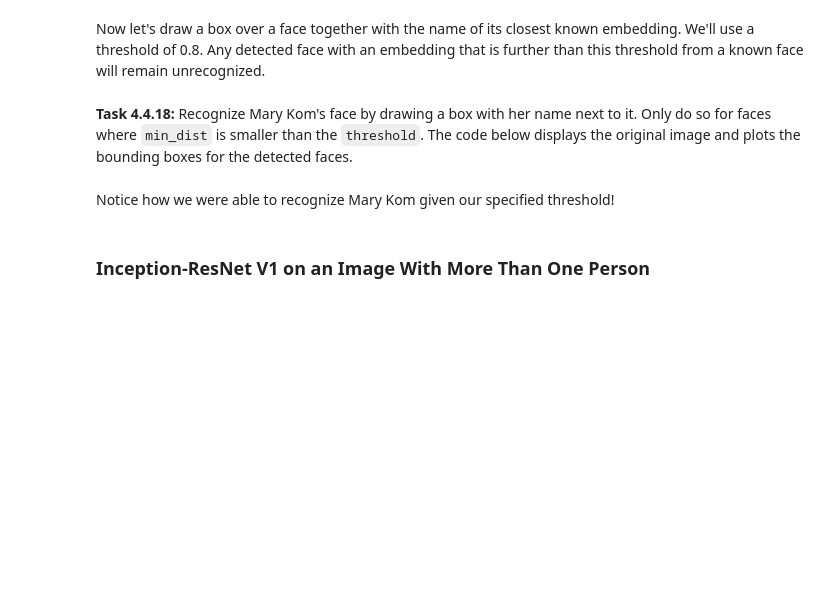
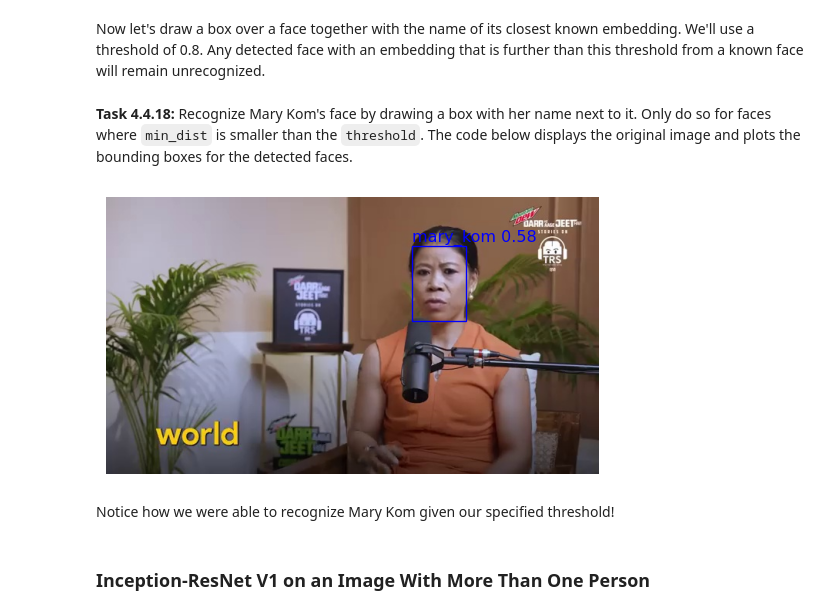
Before and after one commit to maxim-eyengue/WQU-Applied-AI-Lab, a Jupyter notebook: P04_Celebrity_Sightings_India/044-face-recognition-inceptionresnet.ipynb, the cells around one changed output. Saved outputs shown, nothing was run; the diff lists cells and outputs as text; code cells hidden in the pictures; blank space fills up the shorter version.

```diff
--- a/P04_Celebrity_Sightings_India/044-face-recognition-inceptionresnet.ipynb
+++ b/P04_Celebrity_Sightings_India/044-face-recognition-inceptionresnet.ipynb
@@ -288,7 +375,8 @@ print(f"MTCNN keeping all faces: {mtcnn.keep_all}")
 # %% [markdown]
 **Task 4.4.16:** Run the face detection model `mtcnn` on the selected frame from above. Recall how `mtcnn` was set to find all faces.
 # %%
-img_cropped_list, prob_list = ...
+# Run the model on the selected frame
+img_cropped_list, prob_list = mtcnn(test_img, return_prob = True)
 
 print(f"Number of detected faces: {len(prob_list)}")
 print(f"Probability of detected face: {prob_list[0]}")
@@ -303,12 +395,16 @@ With the embedding we created above, `emb`, we can see how different it's from t
 # %% [markdown]
 **Task 4.4.17:** Use `torch.dist` to calculate the distance between `emb` and `known_emb`. Make sure that `dist` is a float and not a PyTorch tensor. The calculated distances will be stored in a dictionary.
 # %%
+# Initialize the distances between embeddings and known face prints
 distances = {}
 
+# For each known face print with the person name
 for known_emb, name in embedding_data:
-    dist = ...
-    distances[name] = dist
+    # Compute the distance between embeddings
+    dist = float(torch.dist(emb, known_emb)) # torch.dist(emb, known_emb).item()
+    distances[name] = dist # storing the distance
 
-closest, min_dist = min(distances.items(), key=lambda x: x[1])
+# Get the name of the person with the best match and the corresponding distance
+closest, min_dist = min(distances.items(), key = lambda x: x[1])
 print(f"Closest match: {closest}")
 print(f"Calculated distance: {min_dist :.2f}")
@@ -328,41 +431,48 @@ threshold = 0.8
 # %%
 # This sets the image size and draws the original image
 width, height = test_img.size
-dpi = 96
-fig = plt.figure(figsize=(width / dpi, height / dpi), dpi=dpi)
+dpi = 96 # pixels per inch
+# Set the figure
+fig = plt.figure(figsize = (width / dpi, height / dpi), dpi = dpi)
 axis = fig.subplots()
-axis.imshow(test_img)
-plt.axis("off")
+axis.imshow(test_img) # plot the image
+plt.axis("off") # remove axis
 
+# For each of the bounding boxes
 for box in boxes:
     rect = plt.Rectangle(
-        (box[0], box[1]), box[2] - box[0], box[3] - box[1], fill=False, color="blue"
-    )
-    axis.add_patch(rect)
+        (box[0], box[1]), box[2] - box[0], box[3] - box[1], fill = False, color = "blue"
+    ) # plot the rectangle
+    axis.add_patch(rect) # add it to the image
 
-    closest, min_dist = min(distances.items(), key=lambda x: x[1])
+    # Get the closest embedding match
+    closest, min_dist = min(distances.items(), key = lambda x: x[1])
 
     # Drawing the box with recognition results
-
-    if ...:
-        name = closest
+    # If the distance is less than the maximum required
+    if min_dist < threshold:
+        name = closest # get the name
         color = "blue"
-    else:
-        name = "Unrecognized"
+    else: # if the distance is too high
+        name = "Unrecognized" # the face is unknown
         color = "red"
 
+    # Plot text
     plt.text(
-        box[0],
-        box[1],
-        f"{name} {min_dist:.2f}",
-        fontsize=12,
-        color=color,
-        ha="left",
-        va="bottom",
+        box[0], box[1], # coordinates
+        f"{name} {min_dist:.2f}", # predicted name and distance
+        # Better format
+        fontsize = 12,
+        color = color,
+        ha = "left",
+        va = "bottom"
     )
 
+# Better format
 plt.axis("off")
 plt.show()
+# %% [output]
+[figure, added]
 # %% [markdown]
 Notice how we were able to recognize Mary Kom given our specified threshold!
 # %% [markdown]
```
Also changed, not shown: parts of 49 cells of this notebook, 1 other file.
